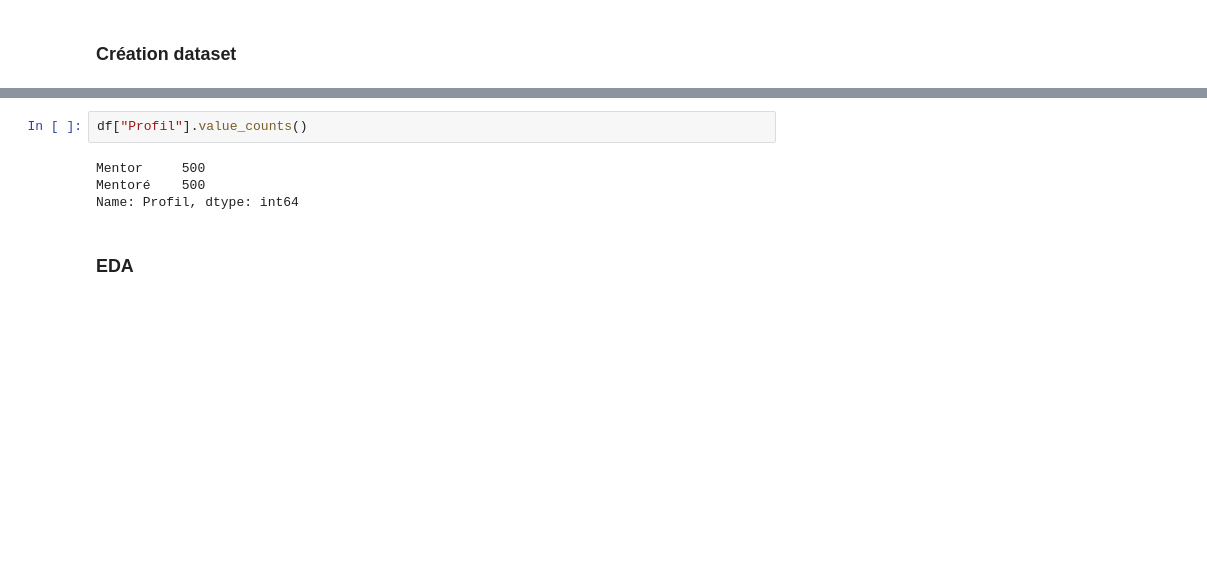
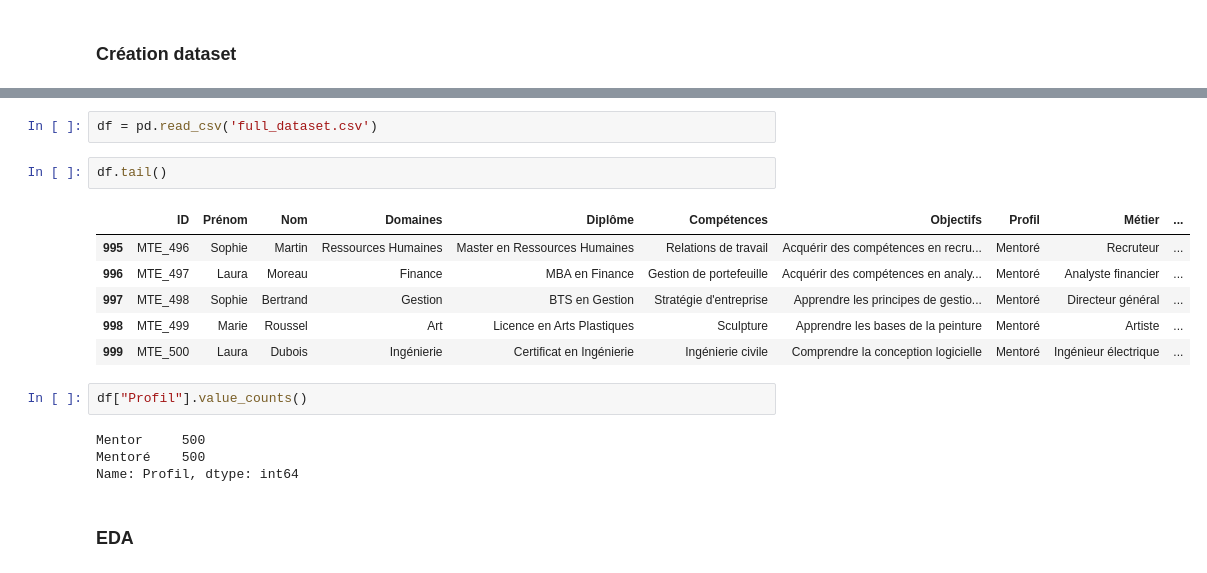
Before and after one commit to MariefloChm/Projet_intensif, a Jupyter notebook: generate_data.ipynb, the cells around one changed output, grey strips where cells are left out. Drawn from its saved outputs; the diff is of its cells as text; blank space fills up the shorter version.

```diff
--- a/generate_data.ipynb
+++ b/generate_data.ipynb
@@ -251,3 +229,14 @@ df.query("Profil=='Mentoré'")
+# %%
+df = pd.read_csv('full_dataset.csv')
+# %%
+df.tail()
+# %% [output]
+|  | ID | Prénom | Nom | Domaines | Diplôme | Compétences | Objectifs | Profil | Métier | ... |
+| 995 | MTE_496 | Sophie | Martin | Ressources Humaines | Master en Ressources Humaines | Relations de travail | Acquérir des compétences en recru... | Mentoré | Recruteur | ... |
+| 996 | MTE_497 | Laura | Moreau | Finance | MBA en Finance | Gestion de portefeuille | Acquérir des compétences en analy... | Mentoré | Analyste financier | ... |
+| 997 | MTE_498 | Sophie | Bertrand | Gestion | BTS en Gestion | Stratégie d'entreprise | Apprendre les principes de gestio... | Mentoré | Directeur général | ... |
+| 998 | MTE_499 | Marie | Roussel | Art | Licence en Arts Plastiques | Sculpture | Apprendre les bases de la peinture | Mentoré | Artiste | ... |
+| 999 | MTE_500 | Laura | Dubois | Ingénierie | Certificat en Ingénierie | Ingénierie civile | Comprendre la conception logicielle | Mentoré | Ingénieur électrique | ... |
 # %%
 df["Profil"].value_counts()
 # %% [output]
```
Also changed, not shown: parts of 30 cells of this notebook.
